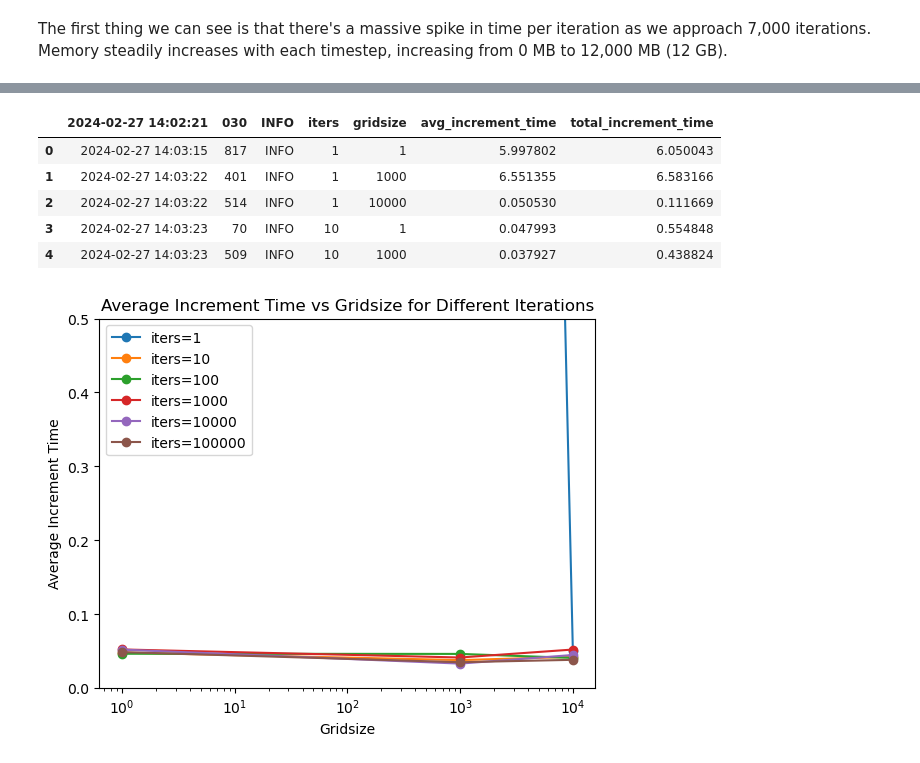
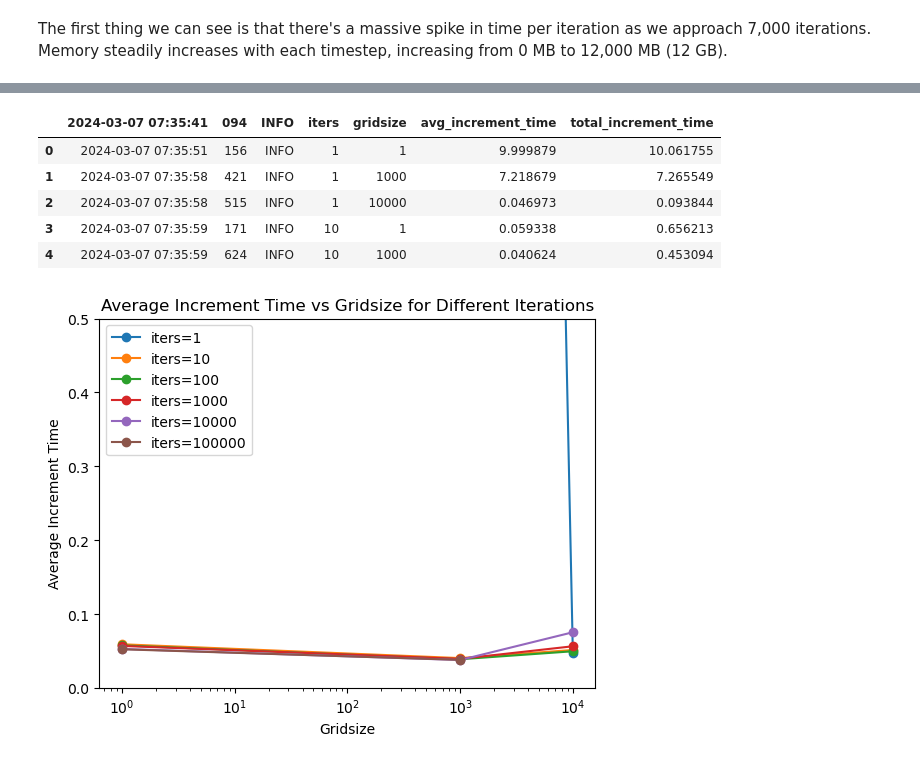
Before and after one commit to EcohydrologyTeam/ClearWater-modules, a Jupyter notebook: examples/dev_sandbox/performance_profiling_tsm.ipynb, the cells around one changed output, grey strips where cells are left out. Saved outputs shown, nothing was run; the diff lists cells and outputs as text; code cells hidden in the pictures.

```diff
--- a/examples/dev_sandbox/performance_profiling_tsm.ipynb
+++ b/examples/dev_sandbox/performance_profiling_tsm.ipynb
@@ -115,16 +115,16 @@ This first pass at speeding up the Clearwater-modules coad through pre-initializ
 # %%
-pi = pd.read_csv(
-    '../temp/performance_profiling/pre_init.log'
+dv = pd.read_csv(
+    '../temp/performance_profiling/track_dynamic.log'
 )
-pi.head()
+dv.head()
 # %% [output]
-|  | 2024-02-27 14:02:21 | 030 | INFO | iters | gridsize | avg_increment_time | total_increment_time |
-| 0 | 2024-02-27 14:03:15 | 817 | INFO | 1 | 1 | 5.997802 | 6.050043 |
-| 1 | 2024-02-27 14:03:22 | 401 | INFO | 1 | 1000 | 6.551355 | 6.583166 |
-| 2 | 2024-02-27 14:03:22 | 514 | INFO | 1 | 10000 | 0.050530 | 0.111669 |
-| 3 | 2024-02-27 14:03:23 | 70 | INFO | 10 | 1 | 0.047993 | 0.554848 |
-| 4 | 2024-02-27 14:03:23 | 509 | INFO | 10 | 1000 | 0.037927 | 0.438824 |
+|  | 2024-03-07 07:35:41 | 094 | INFO | iters | gridsize | avg_increment_time | total_increment_time |
+| 0 | 2024-03-07 07:35:51 | 156 | INFO | 1 | 1 | 9.999879 | 10.061755 |
+| 1 | 2024-03-07 07:35:58 | 421 | INFO | 1 | 1000 | 7.218679 | 7.265549 |
+| 2 | 2024-03-07 07:35:58 | 515 | INFO | 1 | 10000 | 0.046973 | 0.093844 |
+| 3 | 2024-03-07 07:35:59 | 171 | INFO | 10 | 1 | 0.059338 | 0.656213 |
+| 4 | 2024-03-07 07:35:59 | 624 | INFO | 10 | 1000 | 0.040624 | 0.453094 |
 # %%
-basic_plot(pi)
+basic_plot(dv)
 # %% [output]
-[figure, old version]
+[figure, new version]
```
Also changed, not shown: parts of 15 cells of this notebook, 2 other files.
